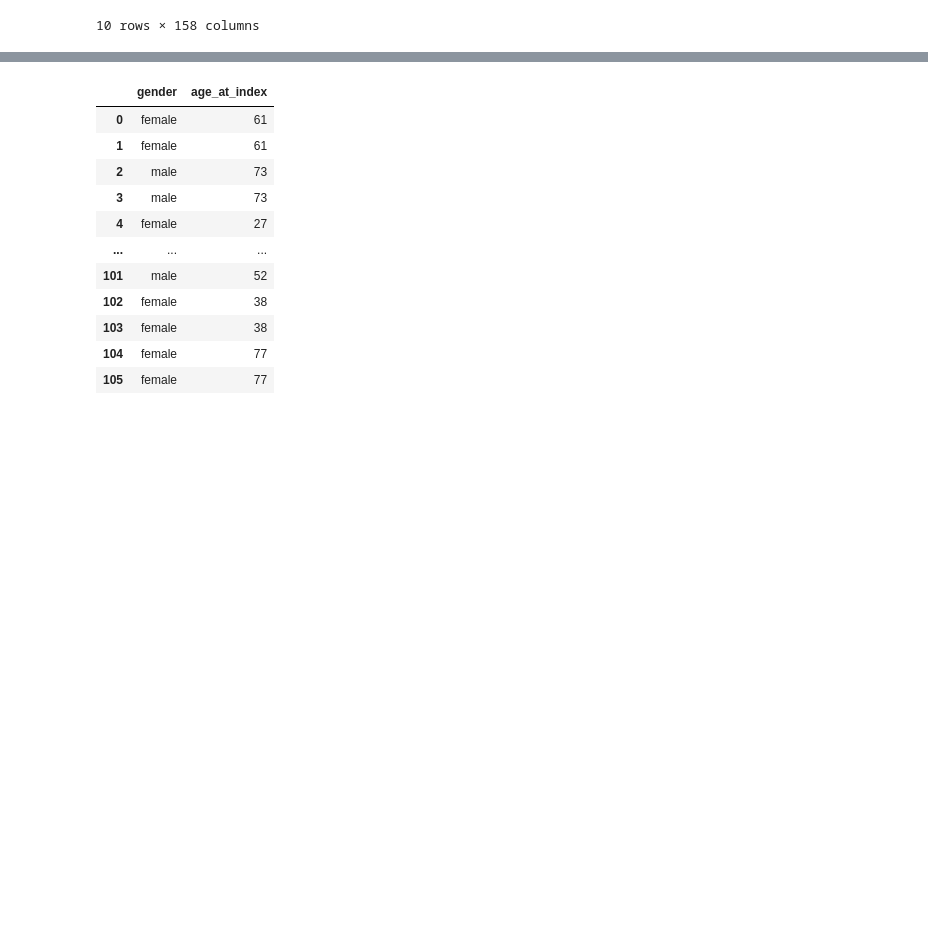
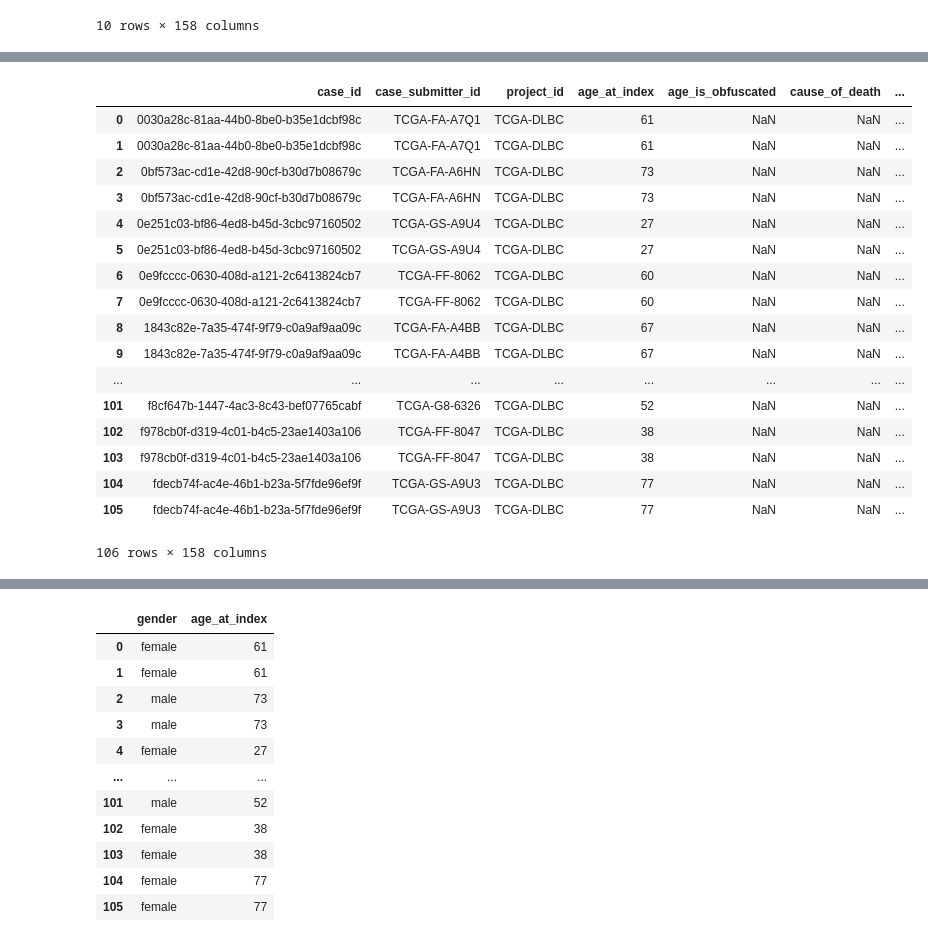
Before and after one commit to MikhailDemin/GB_DataScience-in-Med, a Jupyter notebook: 20_Introduction to Data Analytics in Medicine/20_lesson_2_my_solution.ipynb, the cells around one changed output, grey strips where cells are left out. Cells and saved outputs as stored; diff of their text form; code cells hidden in the pictures; blank space fills up the shorter version.

```diff
--- a/20_Introduction to Data Analytics in Medicine/20_lesson_2_my_solution.ipynb
+++ b/20_Introduction to Data Analytics in Medicine/20_lesson_2_my_solution.ipynb
@@ -157,3 +169,23 @@ c
 106 rows × 158 columns
 # %%
 c = c.replace("'--", np.nan)
+c
+# %% [output]
+|  | case_id | case_submitter_id | project_id | age_at_index | age_is_obfuscated | cause_of_death | ... |
+| 0 | 0030a28c-81aa-44b0-8be0-b35e1dcbf98c | TCGA-FA-A7Q1 | TCGA-DLBC | 61 | NaN | NaN | ... |
+| 1 | 0030a28c-81aa-44b0-8be0-b35e1dcbf98c | TCGA-FA-A7Q1 | TCGA-DLBC | 61 | NaN | NaN | ... |
+| 2 | 0bf573ac-cd1e-42d8-90cf-b30d7b08679c | TCGA-FA-A6HN | TCGA-DLBC | 73 | NaN | NaN | ... |
+| 3 | 0bf573ac-cd1e-42d8-90cf-b30d7b08679c | TCGA-FA-A6HN | TCGA-DLBC | 73 | NaN | NaN | ... |
+| 4 | 0e251c03-bf86-4ed8-b45d-3cbc97160502 | TCGA-GS-A9U4 | TCGA-DLBC | 27 | NaN | NaN | ... |
+| 5 | 0e251c03-bf86-4ed8-b45d-3cbc97160502 | TCGA-GS-A9U4 | TCGA-DLBC | 27 | NaN | NaN | ... |
+| 6 | 0e9fcccc-0630-408d-a121-2c6413824cb7 | TCGA-FF-8062 | TCGA-DLBC | 60 | NaN | NaN | ... |
+| 7 | 0e9fcccc-0630-408d-a121-2c6413824cb7 | TCGA-FF-8062 | TCGA-DLBC | 60 | NaN | NaN | ... |
+| 8 | 1843c82e-7a35-474f-9f79-c0a9af9aa09c | TCGA-FA-A4BB | TCGA-DLBC | 67 | NaN | NaN | ... |
+| 9 | 1843c82e-7a35-474f-9f79-c0a9af9aa09c | TCGA-FA-A4BB | TCGA-DLBC | 67 | NaN | NaN | ... |
+| ... | ... | ... | ... | ... | ... | ... | ... |
+| 101 | f8cf647b-1447-4ac3-8c43-bef07765cabf | TCGA-G8-6326 | TCGA-DLBC | 52 | NaN | NaN | ... |
+| 102 | f978cb0f-d319-4c01-b4c5-23ae1403a106 | TCGA-FF-8047 | TCGA-DLBC | 38 | NaN | NaN | ... |
+| 103 | f978cb0f-d319-4c01-b4c5-23ae1403a106 | TCGA-FF-8047 | TCGA-DLBC | 38 | NaN | NaN | ... |
+| 104 | fdecb74f-ac4e-46b1-b23a-5f7fde96ef9f | TCGA-GS-A9U3 | TCGA-DLBC | 77 | NaN | NaN | ... |
+| 105 | fdecb74f-ac4e-46b1-b23a-5f7fde96ef9f | TCGA-GS-A9U3 | TCGA-DLBC | 77 | NaN | NaN | ... |
+106 rows × 158 columns
```
Also changed, not shown: parts of 5 cells of this notebook.
